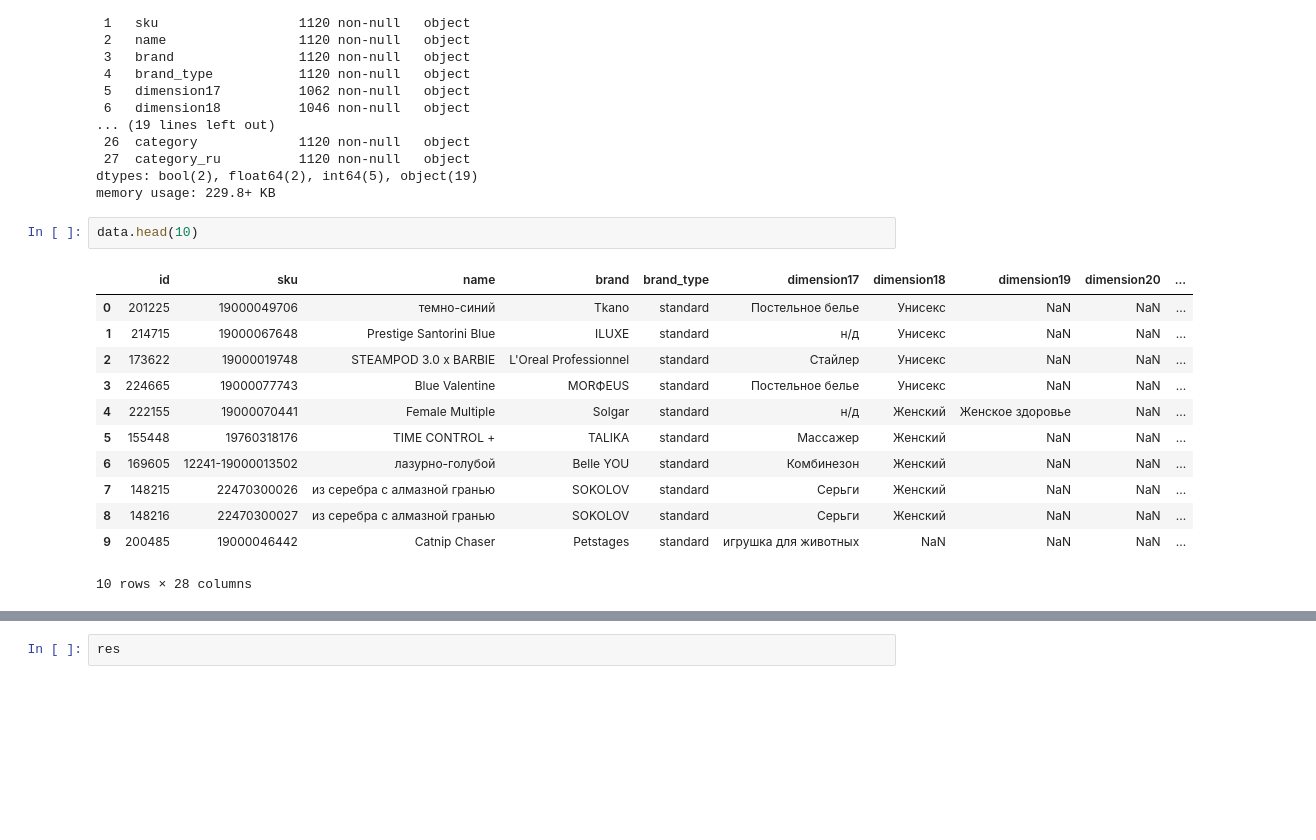
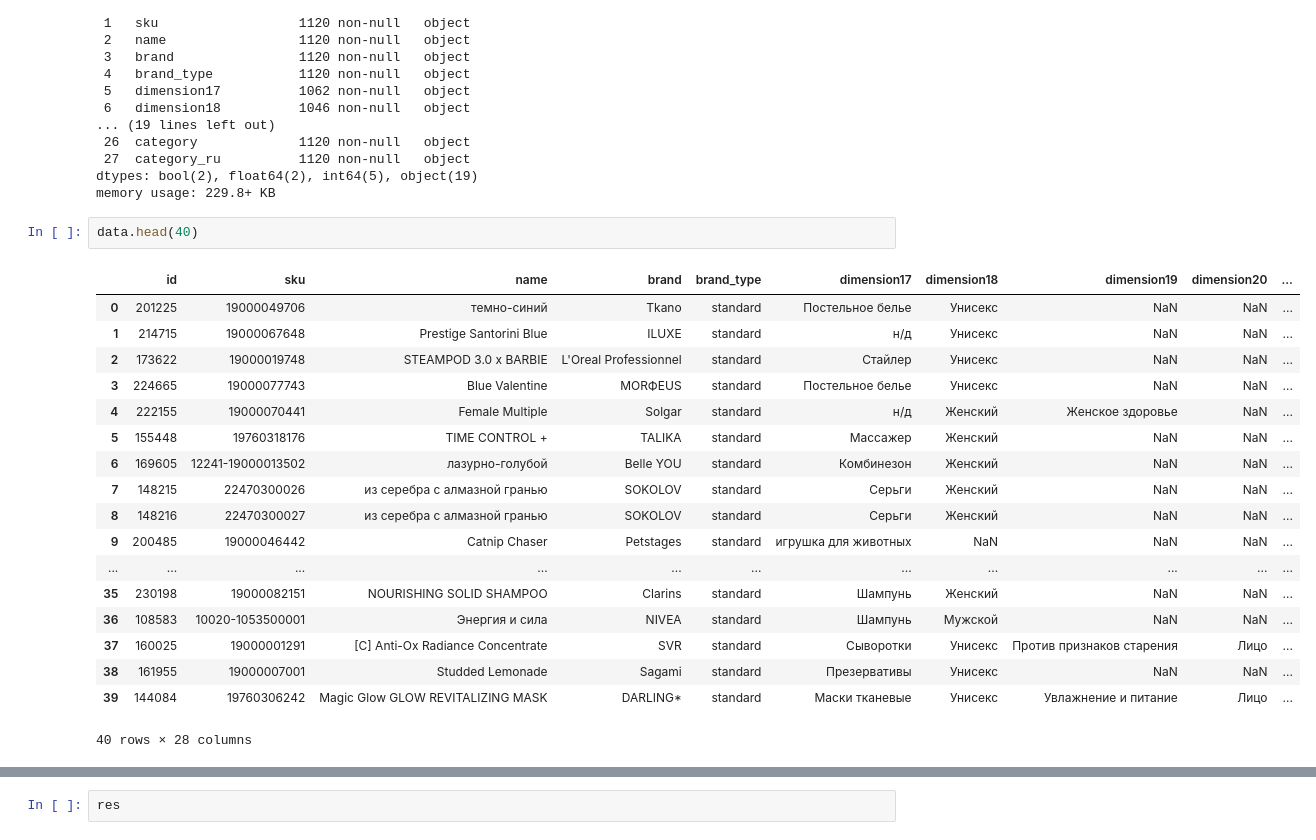
Before and after one commit to versus666jzx/market_recommendations, a Jupyter notebook: crowler.ipynb, the cells around one changed output, grey strips where cells are left out. Saved outputs shown, nothing was run; the diff lists cells and outputs as text; blank space fills up the shorter version.

```diff
--- a/crowler.ipynb
+++ b/crowler.ipynb
@@ -272,17 +272,23 @@ Data columns (total 28 columns):
 dtypes: bool(2), float64(2), int64(5), object(19)
 memory usage: 229.8+ KB
 # %%
-data.head(10)
+data.head(40)
 # %% [output]
 |  | id | sku | name | brand | brand_type | dimension17 | dimension18 | dimension19 | dimension20 | ... |
 | 0 | 201225 | 19000049706 | темно-синий | Tkano | standard | Постельное белье | Унисекс | NaN | NaN | ... |
 | 1 | 214715 | 19000067648 | Prestige Santorini Blue | ILUXE | standard | н/д | Унисекс | NaN | NaN | ... |
 | 2 | 173622 | 19000019748 | STEAMPOD 3.0 x BARBIE | L'Oreal Professionnel | standard | Стайлер | Унисекс | NaN | NaN | ... |
 | 3 | 224665 | 19000077743 | Blue Valentine | MORФEUS | standard | Постельное белье | Унисекс | NaN | NaN | ... |
 | 4 | 222155 | 19000070441 | Female Multiple | Solgar | standard | н/д | Женский | Женское здоровье | NaN | ... |
 | 5 | 155448 | 19760318176 | TIME CONTROL + | TALIKA | standard | Массажер | Женский | NaN | NaN | ... |
 | 6 | 169605 | 12241-19000013502 | лазурно-голубой | Belle YOU | standard | Комбинезон | Женский | NaN | NaN | ... |
 | 7 | 148215 | 22470300026 | из серебра с алмазной гранью | SOKOLOV | standard | Серьги | Женский | NaN | NaN | ... |
 | 8 | 148216 | 22470300027 | из серебра с алмазной гранью | SOKOLOV | standard | Серьги | Женский | NaN | NaN | ... |
 | 9 | 200485 | 19000046442 | Catnip Chaser | Petstages | standard | игрушка для животных | NaN | NaN | NaN | ... |
+| ... | ... | ... | ... | ... | ... | ... | ... | ... | ... | ... |
+| 35 | 230198 | 19000082151 | NOURISHING SOLID SHAMPOO | Clarins | standard | Шампунь | Женский | NaN | NaN | ... |
+| 36 | 108583 | 10020-1053500001 | Энергия и сила | NIVEA | standard | Шампунь | Мужской | NaN | NaN | ... |
+| 37 | 160025 | 19000001291 | [C] Anti-Ox Radiance Concentrate | SVR | standard | Сыворотки | Унисекс | Против признаков старения | Лицо | ... |
+| 38 | 161955 | 19000007001 | Studded Lemonade | Sagami | standard | Презервативы | Унисекс | NaN | NaN | ... |
+| 39 | 144084 | 19760306242 | Magic Glow GLOW REVITALIZING MASK | DARLING* | standard | Маски тканевые | Унисекс | Увлажнение и питание | Лицо | ... |
-10 rows × 28 columns
+40 rows × 28 columns
```
Also changed, not shown: parts of 1 cell of this notebook, 1 other file.
